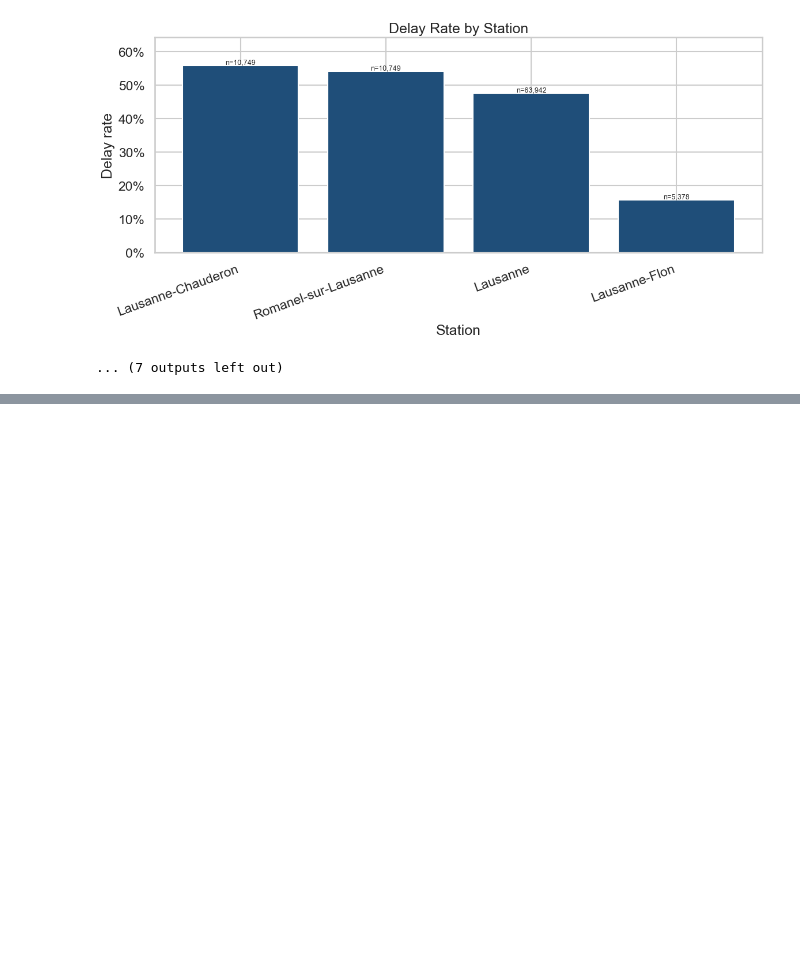
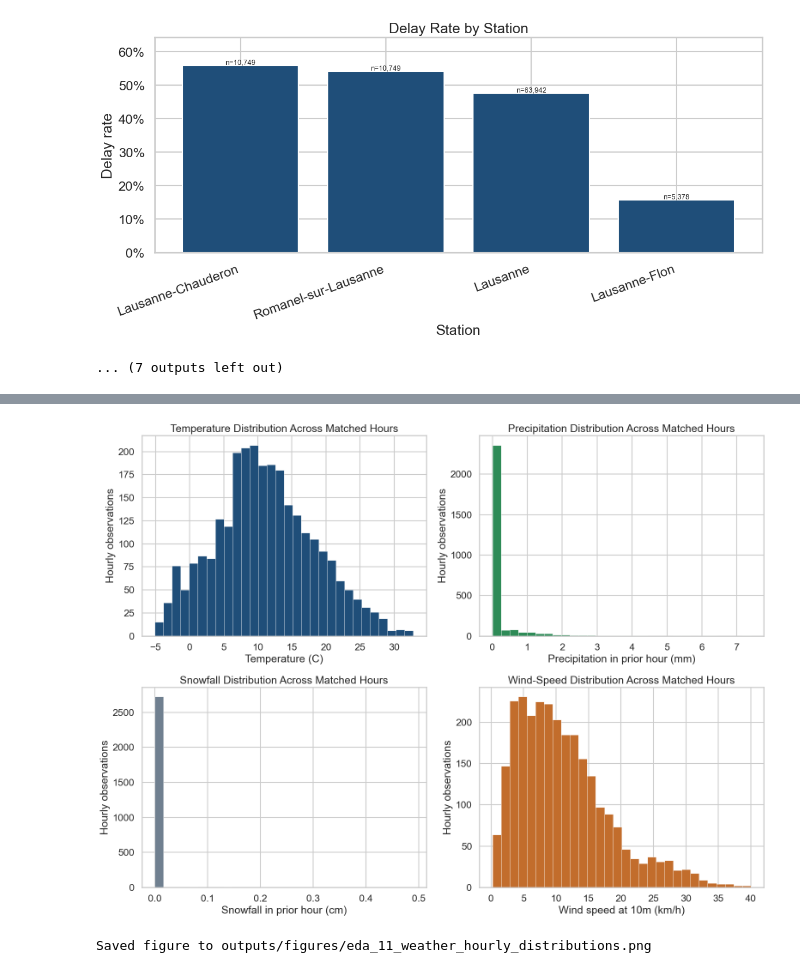
Before and after one commit to berenaydogan/DSA210-Project, a Jupyter notebook: notebooks/eda.ipynb, the cells around one changed output, grey strips where cells are left out. Drawn from its saved outputs; the diff is of its cells as text; code cells hidden in the pictures; blank space fills up the shorter version.

Commit message:
feat: add weather delay analysis

```diff
--- a/notebooks/eda.ipynb
+++ b/notebooks/eda.ipynb
@@ -593,0 +668,23 @@ for path in saved_rate_plots:
+# %%
+fig, axes = plt.subplots(2, 2, figsize=(16, 12))
+for ax, spec in zip(axes.flat, weather_distribution_specs):
+    ax.hist(
+        weather_hourly[spec["column"]],
+        bins=spec["bins"],
+        color=spec["color"],
+        edgecolor="white",
+        linewidth=0.5,
+    )
+    ax.set_title(spec["title"])
+    ax.set_xlabel(spec["xlabel"])
+    ax.set_ylabel("Hourly observations")
+
+fig.tight_layout()
+weather_distribution_path = FIGURES_DIR / "eda_11_weather_hourly_distributions.png"
+fig.savefig(weather_distribution_path, dpi=200, bbox_inches="tight")
+plt.show()
+
+print(f"Saved figure to {weather_distribution_path.relative_to(ROOT)}")
+# %% [output]
+[figure, added]
+Saved figure to outputs/figures/eda_11_weather_hourly_distributions.png
```
Also changed, not shown: parts of 7 cells of this notebook, 5 other files.
